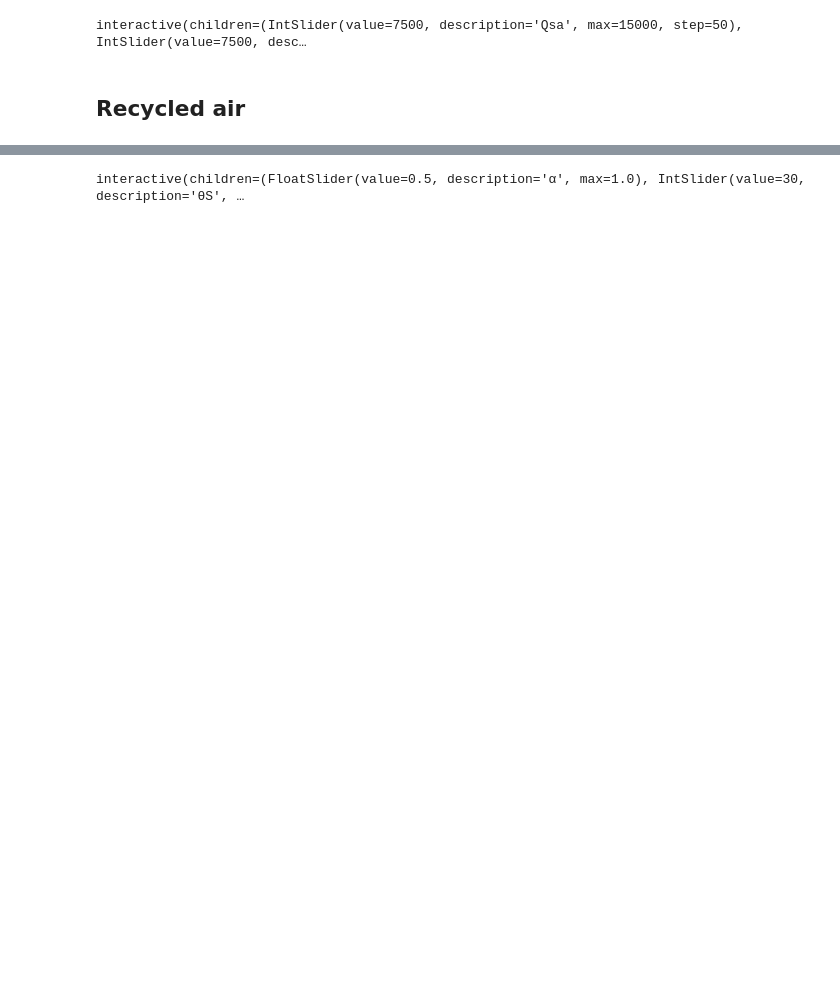
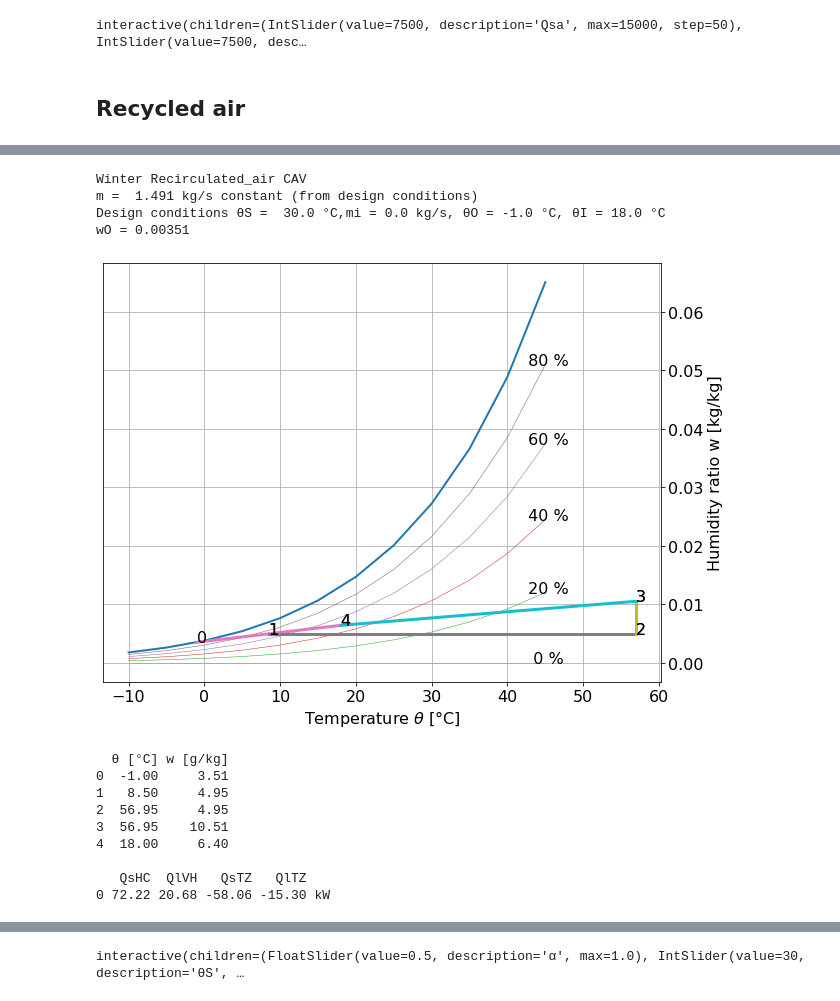
Before and after one commit to cghiaus/PsychroAn_tuto, a Jupyter notebook: T04_heat_va_hum.ipynb, the cells around one changed output, grey strips where cells are left out. Drawn from its saved outputs; the diff is of its cells as text; code cells hidden in the pictures; blank space fills up the shorter version.

```diff
--- a/T04_heat_va_hum.ipynb
+++ b/T04_heat_va_hum.ipynb
@@ -177 +226,19 @@ interactive(children=(IntSlider(value=7500, description='Qsa', max=15000, step=5
+# %%
+va_hum.RecAirCAV(α=0.5, θS=30, θIsp=18, φIsp=0.5, θO=-1, φO=1,
+                 Qsa=0, Qla=0, mi=2.12, UA=935.83)
+# %% [output]
+Winter Recirculated_air CAV
+m =  1.491 kg/s constant (from design conditions)
+Design conditions θS =  30.0 °C,mi = 0.0 kg/s, θO = -1.0 °C, θI = 18.0 °C
+wO = 0.00351
+[figure, added]
+  θ [°C] w [g/kg]
+0  -1.00     3.51
+1   8.50     4.95
+2  56.95     4.95
+3  56.95    10.51
+4  18.00     6.40
+
+   QsHC  QlVH   QsTZ   QlTZ
+0 72.22 20.68 -58.06 -15.30 kW
 # %% [markdown]
```
Also changed, not shown: parts of 24 cells of this notebook.
